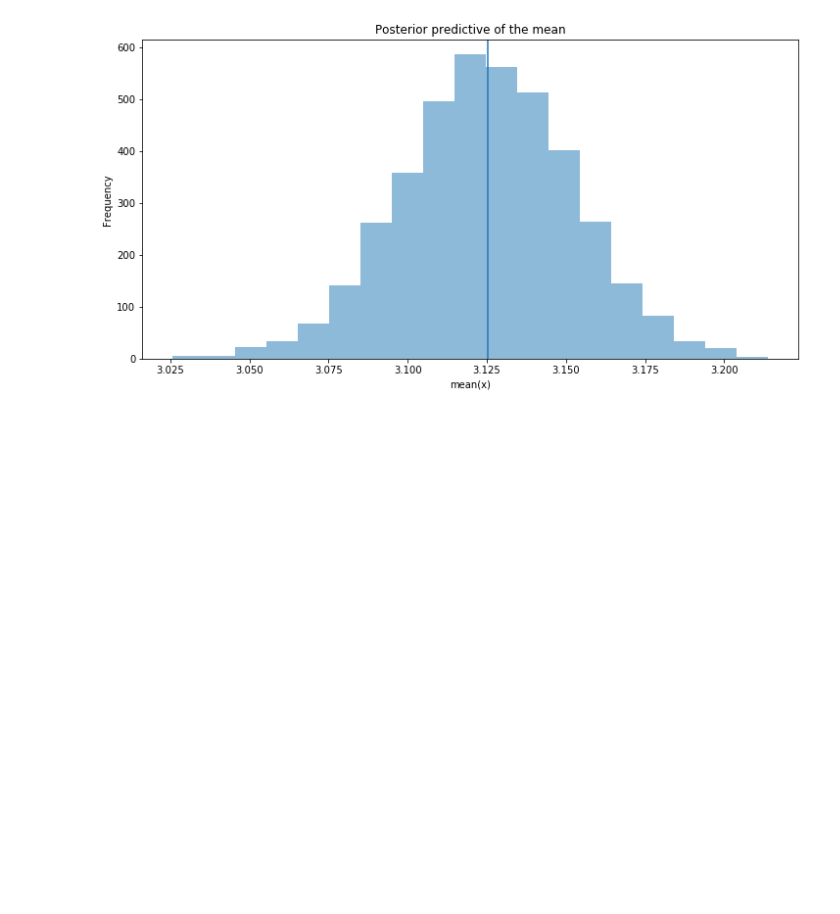
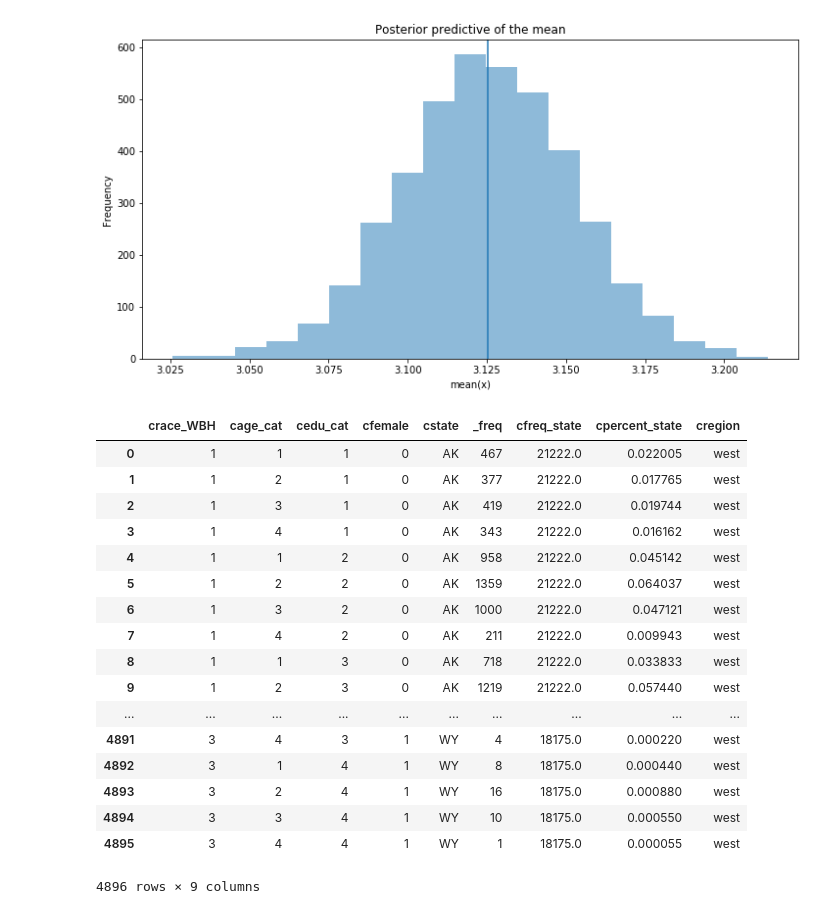
Before and after one commit to wl2522/MSR2, a Jupyter notebook: MRP_common_data.ipynb, the cells around one changed output. Drawn from its saved outputs; the diff is of its cells as text; code cells hidden in the pictures; blank space fills up the shorter version.

```diff
--- a/MRP_common_data.ipynb
+++ b/MRP_common_data.ipynb
@@ -488,3 +488,26 @@ ax.axvline(common_data_unique['Will Vote'].mean())
 ax.set(title='Posterior predictive of the mean', xlabel='mean(x)', ylabel='Frequency');
 # %% [output]
 [figure]
+# %%
+CENSUS_URL = 'http://www.princeton.edu/~jkastell/MRP_primer/poststratification%202000.dta'
+
+pd.read_stata(CENSUS_URL)
+# %% [output]
+|  | crace_WBH | cage_cat | cedu_cat | cfemale | cstate | _freq | cfreq_state | cpercent_state | cregion |
+| 0 | 1 | 1 | 1 | 0 | AK | 467 | 21222.0 | 0.022005 | west |
+| 1 | 1 | 2 | 1 | 0 | AK | 377 | 21222.0 | 0.017765 | west |
+| 2 | 1 | 3 | 1 | 0 | AK | 419 | 21222.0 | 0.019744 | west |
+| 3 | 1 | 4 | 1 | 0 | AK | 343 | 21222.0 | 0.016162 | west |
+| 4 | 1 | 1 | 2 | 0 | AK | 958 | 21222.0 | 0.045142 | west |
+| 5 | 1 | 2 | 2 | 0 | AK | 1359 | 21222.0 | 0.064037 | west |
+| 6 | 1 | 3 | 2 | 0 | AK | 1000 | 21222.0 | 0.047121 | west |
+| 7 | 1 | 4 | 2 | 0 | AK | 211 | 21222.0 | 0.009943 | west |
+| 8 | 1 | 1 | 3 | 0 | AK | 718 | 21222.0 | 0.033833 | west |
+| 9 | 1 | 2 | 3 | 0 | AK | 1219 | 21222.0 | 0.057440 | west |
+| ... | ... | ... | ... | ... | ... | ... | ... | ... | ... |
+| 4891 | 3 | 4 | 3 | 1 | WY | 4 | 18175.0 | 0.000220 | west |
+| 4892 | 3 | 1 | 4 | 1 | WY | 8 | 18175.0 | 0.000440 | west |
+| 4893 | 3 | 2 | 4 | 1 | WY | 16 | 18175.0 | 0.000880 | west |
+| 4894 | 3 | 3 | 4 | 1 | WY | 10 | 18175.0 | 0.000550 | west |
+| 4895 | 3 | 4 | 4 | 1 | WY | 1 | 18175.0 | 0.000055 | west |
+4896 rows × 9 columns
```
Also changed, not shown: 4 other files.
